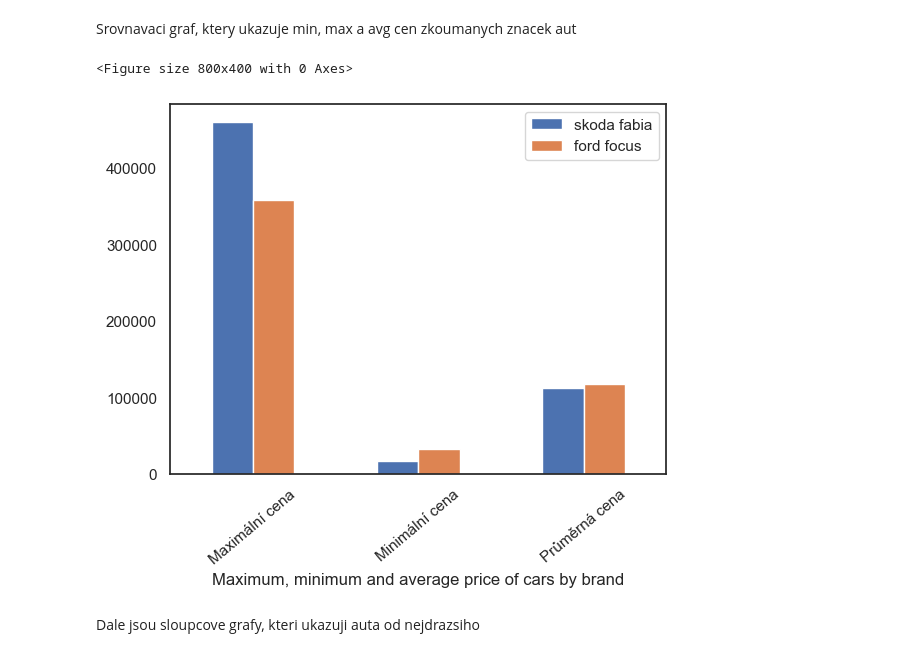
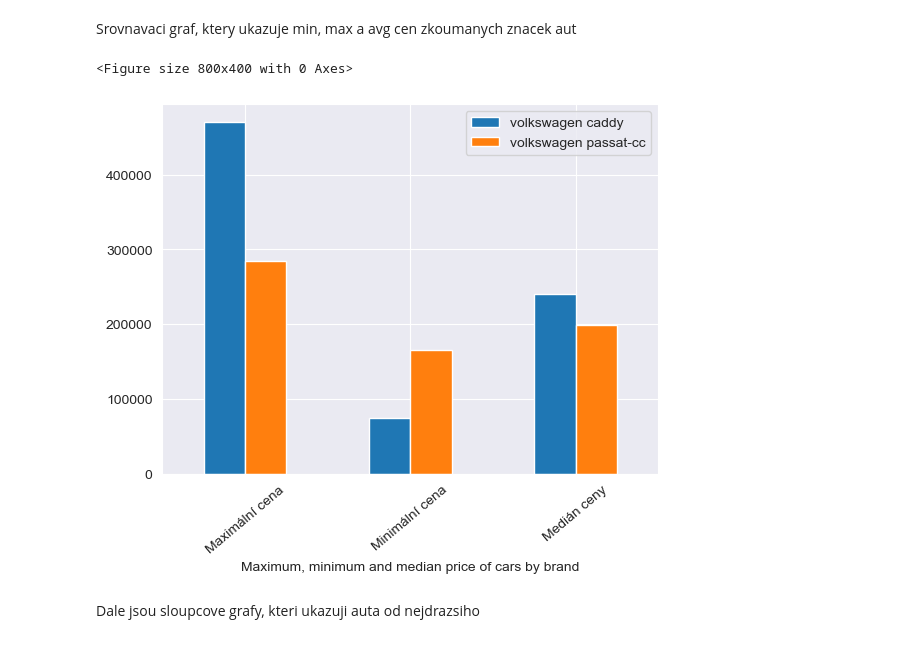
Before and after one commit to nassymonster/Pypelka_AutoProject, a Jupyter notebook: Pypelka_AutoEsa.ipynb, the cells around one changed output. Drawn from its saved outputs; the diff is of its cells as text; code cells hidden in the pictures.

```diff
--- a/Pypelka_AutoEsa.ipynb
+++ b/Pypelka_AutoEsa.ipynb
@@ -67,10 +99,22 @@ def databrand (brand, model):
 # %% [markdown]
 Ulozeni nasbiranych dat (brand='znacku auta', model='model auta')
 # %%
-#promenna pro data znacky skoda fabia
-data_auto_1= databrand(brand=brand_model_1['brand'], model=brand_model_1['model'])
-#promenna pro data znacky ford focus
-data_auto_2= databrand(brand=brand_model_2['brand'], model=brand_model_2['model'])
+# #promenna pro data znacky skoda fabia
+# data_auto_1= databrand(brand=brand_model_1['brand'], model=brand_model_1['model'])
+# #promenna pro data znacky ford focus
+# data_auto_2= databrand(brand=brand_model_2['brand'], model=brand_model_2['model'])
+
+car_brand1 = 'volkswagen'
+car_model1 = 'caddy'
+
+car_brand2 = 'volkswagen'
+car_model2 = 'passat-cc'
+
+def car_data (car_brand, car_model):
+    return databrand(brand=car_brand, model=car_model), str(car_brand) + ' ' + str(car_model)
+
+data_auto_1, label1 = car_data (car_brand = car_brand1, car_model = car_model1)
+data_auto_2, label2 = car_data (car_brand = car_brand2, car_model = car_model2)
 # %% [markdown]
 Dale pripravime promenne pro grafy
 # %%
@@ -103,50 +147,57 @@ GRAFY
 # %% [markdown]
 Srovnavaci graf, ktery ukazuje min, max a avg cen zkoumanych znacek aut
 # %%
+
 # najde min, max a prumernou cenu aut vyhledavane znacky&modelu
-min_max_avg_label=['Maximální cena', 'Minimální cena', 'Průměrná cena']
+min_max_avg_label=['Maximální cena', 'Minimální cena', 'Medián ceny']
 
 def max_min_avg_data (data_brand):
     max_price = max(item['price'] for item in data_brand)
     min_price = min(item['price'] for item in data_brand)
-    avg_price = float(sum(item['price'] for item in data_brand)) / len(data_brand)
+    # avg_price = float(sum(item['price'] for item in data_brand)) / len(data_brand)
+    mdn_price = statistics.median (list (item['price'] for item in data_brand))
     #pridame do jednoho listu max, min a avg ceny aut konkretni znacky
     min_max_avg_list=[]
     min_max_avg_list.append(max_price)
     min_max_avg_list.append(min_price)
-    min_max_avg_list.append(round(avg_price))
+    # min_max_avg_list.append(round(avg_price))
+    min_max_avg_list.append (round(mdn_price))
     return min_max_avg_list
 
 # auto 1
-aggregated_data1=max_min_avg_data (data_auto_1)
+aggregated_data1 = max_min_avg_data (data_auto_1)
 
 # auto 2
-aggregated_data2=max_min_avg_data (data_auto_2)
+aggregated_data2 = max_min_avg_data (data_auto_2)
+
+# print (aggregated_data1)
+#
+# print (aggregated_data2)
 
 
-# vytvorime parametry pro osu x a y
-# auto 1
-label1 = brand_model_1['brand']+' '+brand_model_1['model']
-# auto 2
-label2 = brand_model_2['brand']+' '+brand_model_2['model']
+# # vytvorime parametry pro osu x a y
+# # auto 1
+# label1 = brand_model_1['brand']+' '+brand_model_1['model']
+# # auto 2
+# label2 = brand_model_2['brand']+' '+brand_model_2['model']
 
 ### vykresleni grafu ###
 
 df = pd.DataFrame(
     {
-        "Maximum, minimum and average price of cars by brand": min_max_avg_label,
+        "Maximum, minimum and median price of cars by brand": min_max_avg_label,
         label1: aggregated_data1,
         label2: aggregated_data2
     }
 )
 
 figure(num=None, figsize=(10,5), dpi=80, facecolor='w', edgecolor='r')
-df.plot.bar(x='Maximum, minimum and average price of cars by brand', y = [label1, label2], rot = 40)
+df.plot.bar(x='Maximum, minimum and median price of cars by brand', y = [label1, label2], rot = 40)
 
 plt.show()
 # %% [output]
 <Figure size 800x400 with 0 Axes>
-[figure, old version]
+[figure, new version]
 # %% [markdown]
 Dale jsou sloupcove grafy, kteri ukazuji auta od nejdrazsiho
 # %%
```
Also changed, not shown: parts of 8 cells of this notebook, 1 other file.
